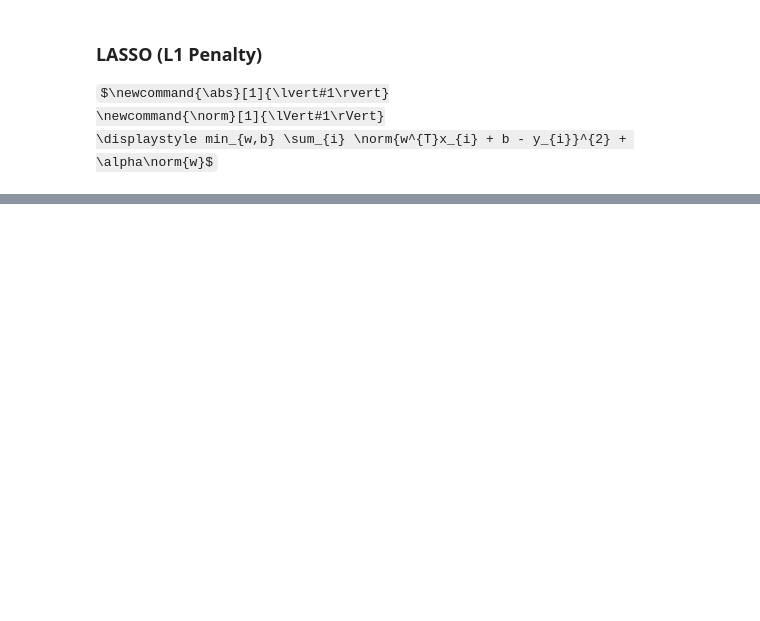
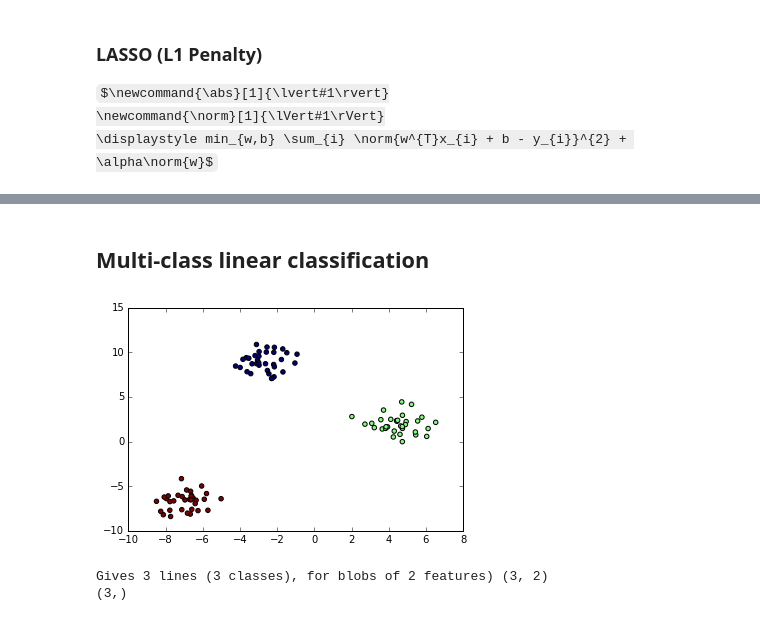
Before and after one commit to MrGreenRubato/notebooks, a Jupyter notebook: SciPy 2016 - Tutorial Part 13 - ML - Linear Models.ipynb, the cells around one changed output, grey strips where cells are left out. Cells and saved outputs as stored; diff of their text form; code cells hidden in the pictures; some formulas as TeX source; blank space fills up the shorter version.

```diff
--- a/SciPy 2016 - Tutorial Part 13 - ML - Linear Models.ipynb
+++ b/SciPy 2016 - Tutorial Part 13 - ML - Linear Models.ipynb
@@ -189,0 +207,18 @@ training set size :  [ 13  43  73 103 133]
+# %% [markdown]
+## Multi-class linear classification
+# %%
+from sklearn.datasets import make_blobs
+plt.figure()
+X, y = make_blobs(random_state=42)
+plt.scatter(X[:,0], X[:,1], c=y)
+plt.show()
+# %% [output]
+[figure, added]
+# %%
+from sklearn.svm import LinearSVC
+linear_svm = LinearSVC().fit(X,y)
+print('Gives 3 lines (3 classes), for blobs of 2 features)', linear_svm.coef_.shape)
+print(linear_svm.intercept_.shape)
+# %% [output]
+Gives 3 lines (3 classes), for blobs of 2 features) (3, 2)
+(3,)
```
Also changed, not shown: parts of 16 cells of this notebook, 1 other file.
